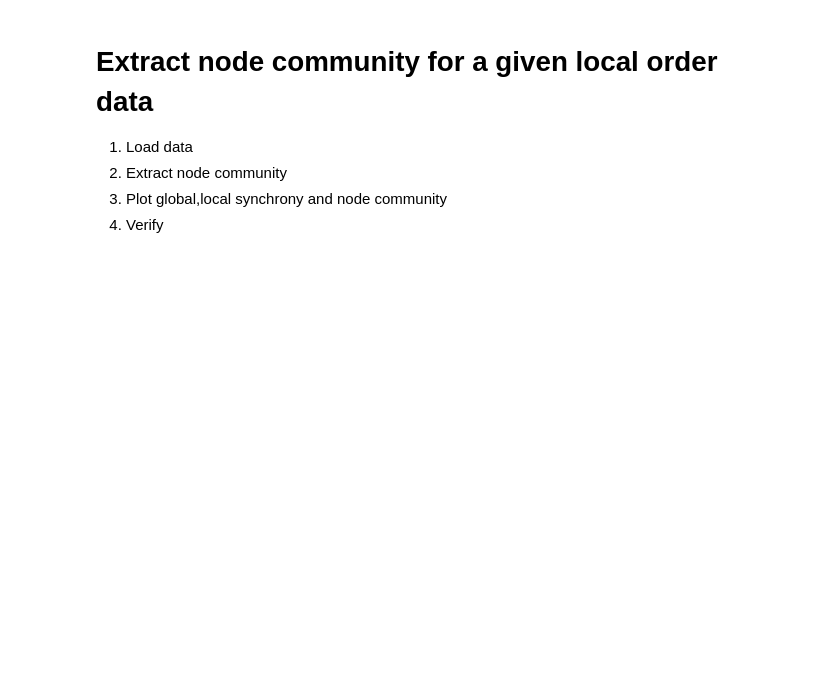
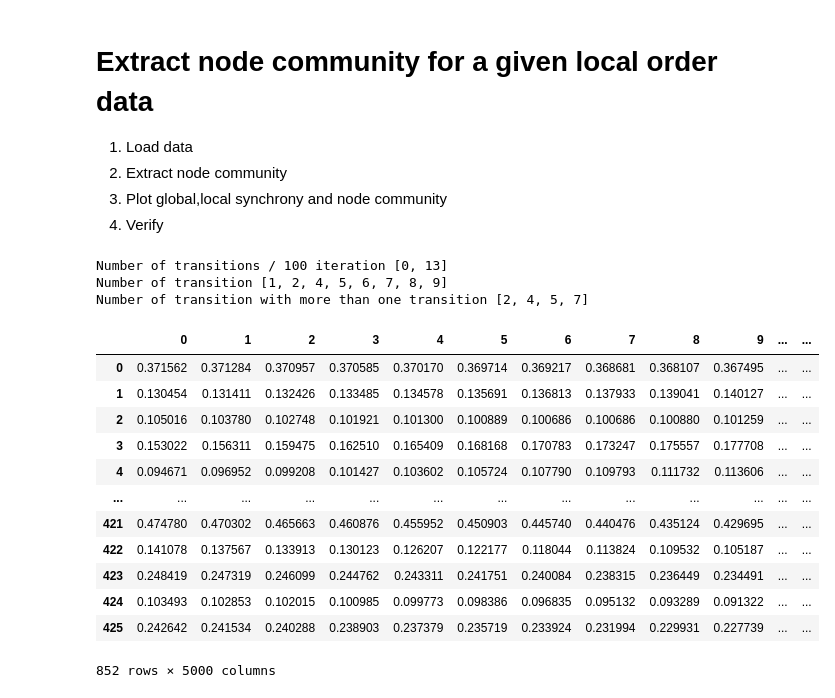
Before and after one commit to csndl-iitd/srg-tes-epilepsy-models, a Jupyter notebook: analysis/notebooks/Test Node Community Extraction.ipynb, the cells around one changed output. Saved outputs shown, nothing was run; the diff lists cells and outputs as text; code cells hidden in the pictures; blank space fills up the shorter version.

Commit message:
node comm test

```diff
--- a/analysis/notebooks/Test Node Community Extraction.ipynb
+++ b/analysis/notebooks/Test Node Community Extraction.ipynb
@@ -17,6 +17,28 @@ analyse=AnalysisFunc()
 # %%
 df_loc=reader.data_read_bz2('loc_test.bz2')
 df_itr=reader.data_read_bz2('itr_test.bz2')
+# %%
+params = analyse.compute_param(df_itr,0.05)
+# %% [output]
+Number of transitions / 100 iteration [0, 13]
+Number of transition [1, 2, 4, 5, 6, 7, 8, 9]
+Number of transition with more than one transition [2, 4, 5, 7]
+# %%
+reader.ext_node_community(df_loc.loc[4],0.5,'nc4.bz2')
+# %% [output]
+|  | 0 | 1 | 2 | 3 | 4 | 5 | 6 | 7 | 8 | 9 | ... | ... |
+| 0 | 0.371562 | 0.371284 | 0.370957 | 0.370585 | 0.370170 | 0.369714 | 0.369217 | 0.368681 | 0.368107 | 0.367495 | ... | ... |
+| 1 | 0.130454 | 0.131411 | 0.132426 | 0.133485 | 0.134578 | 0.135691 | 0.136813 | 0.137933 | 0.139041 | 0.140127 | ... | ... |
+| 2 | 0.105016 | 0.103780 | 0.102748 | 0.101921 | 0.101300 | 0.100889 | 0.100686 | 0.100686 | 0.100880 | 0.101259 | ... | ... |
+| 3 | 0.153022 | 0.156311 | 0.159475 | 0.162510 | 0.165409 | 0.168168 | 0.170783 | 0.173247 | 0.175557 | 0.177708 | ... | ... |
+| 4 | 0.094671 | 0.096952 | 0.099208 | 0.101427 | 0.103602 | 0.105724 | 0.107790 | 0.109793 | 0.111732 | 0.113606 | ... | ... |
+| ... | ... | ... | ... | ... | ... | ... | ... | ... | ... | ... | ... | ... |
+| 421 | 0.474780 | 0.470302 | 0.465663 | 0.460876 | 0.455952 | 0.450903 | 0.445740 | 0.440476 | 0.435124 | 0.429695 | ... | ... |
+| 422 | 0.141078 | 0.137567 | 0.133913 | 0.130123 | 0.126207 | 0.122177 | 0.118044 | 0.113824 | 0.109532 | 0.105187 | ... | ... |
+| 423 | 0.248419 | 0.247319 | 0.246099 | 0.244762 | 0.243311 | 0.241751 | 0.240084 | 0.238315 | 0.236449 | 0.234491 | ... | ... |
+| 424 | 0.103493 | 0.102853 | 0.102015 | 0.100985 | 0.099773 | 0.098386 | 0.096835 | 0.095132 | 0.093289 | 0.091322 | ... | ... |
+| 425 | 0.242642 | 0.241534 | 0.240288 | 0.238903 | 0.237379 | 0.235719 | 0.233924 | 0.231994 | 0.229931 | 0.227739 | ... | ... |
+852 rows × 5000 columns
 # %%
 reader.ext_node_community(df_loc,0.5,'nc_test.bz2')
 # %% [output]
```
Also changed, not shown: parts of 6 cells of this notebook, 1 other file.
